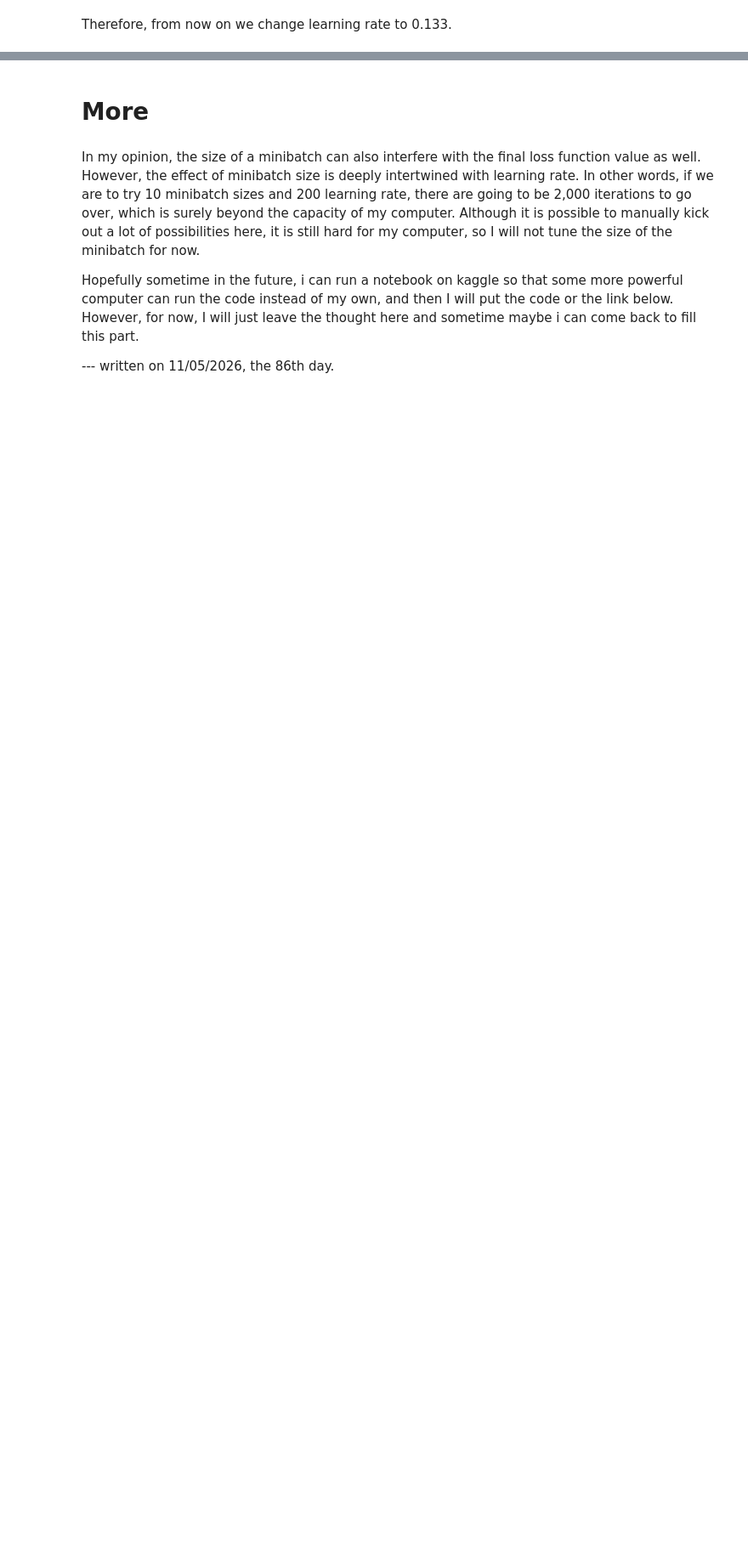
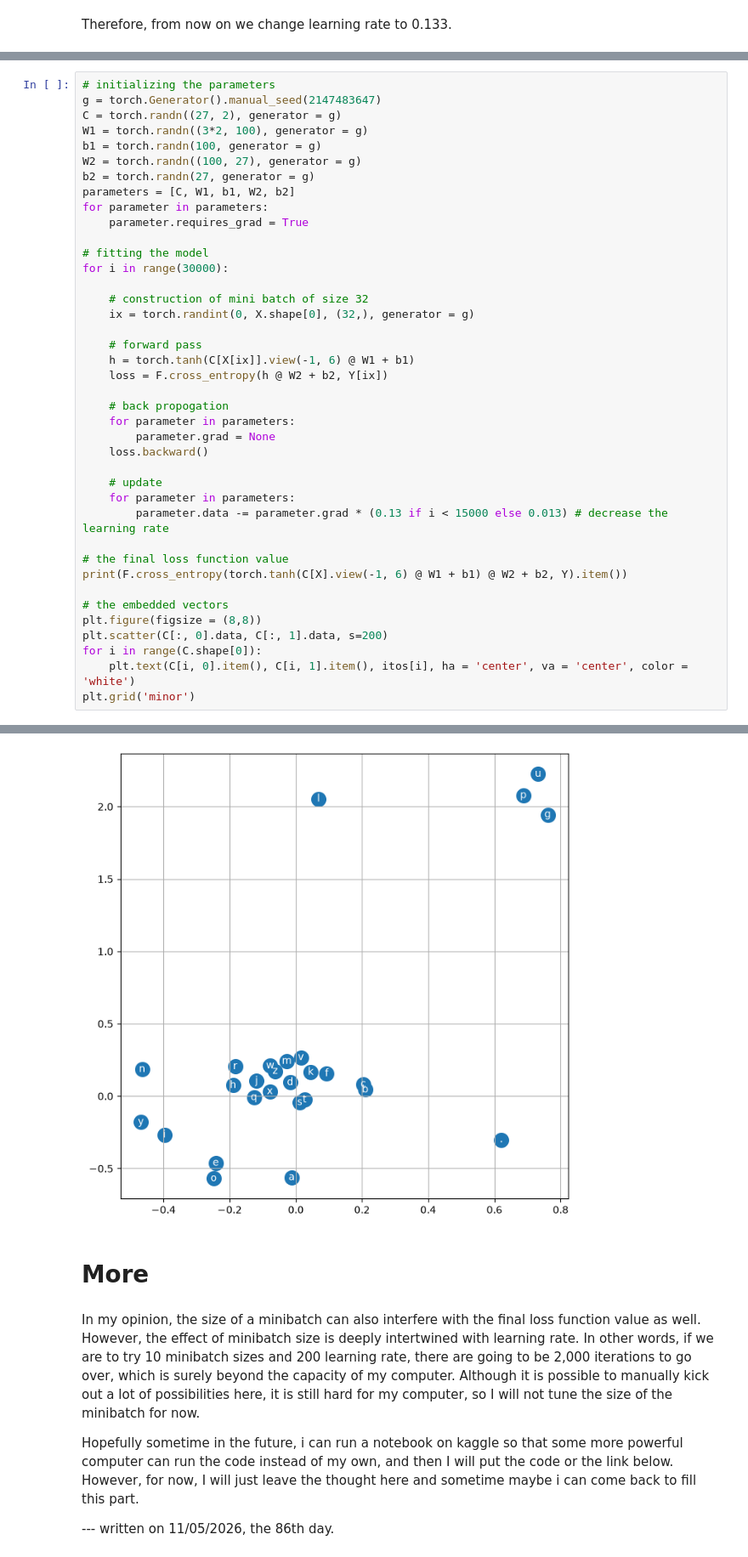
Before and after one commit to ericz8822-cmyk/nn-zero-to-hero-practice, a Jupyter notebook: l3_notes/alltest.ipynb, the cells around one changed output, grey strips where cells are left out. Shown at 85% size. Saved outputs shown, nothing was run; the diff lists cells and outputs as text; blank space fills up the shorter version.

Commit message:
Add visualization of embedded and actual result

```diff
--- a/l3_notes/alltest.ipynb
+++ b/l3_notes/alltest.ipynb
@@ -307,0 +310,41 @@ Therefore, from now on we change learning rate to 0.133.
+# %%
+# initializing the parameters
+g = torch.Generator().manual_seed(2147483647)
+C = torch.randn((27, 2), generator = g)
+W1 = torch.randn((3*2, 100), generator = g)
+b1 = torch.randn(100, generator = g)
+W2 = torch.randn((100, 27), generator = g)
+b2 = torch.randn(27, generator = g)
+parameters = [C, W1, b1, W2, b2]
+for parameter in parameters:
+    parameter.requires_grad = True
+
+# fitting the model
+for i in range(30000):
+
+    # construction of mini batch of size 32
+    ix = torch.randint(0, X.shape[0], (32,), generator = g)
+
+    # forward pass
+    h = torch.tanh(C[X[ix]].view(-1, 6) @ W1 + b1)
+    loss = F.cross_entropy(h @ W2 + b2, Y[ix])
+
+    # back propogation
+    for parameter in parameters:
+        parameter.grad = None
+    loss.backward()
+
+    # update
+    for parameter in parameters:
+        parameter.data -= parameter.grad * (0.13 if i < 15000 else 0.013) # decrease the learning rate
+
+# the final loss function value
+print(F.cross_entropy(torch.tanh(C[X].view(-1, 6) @ W1 + b1) @ W2 + b2, Y).item())
+
+# the embedded vectors
+plt.figure(figsize = (8,8))
+plt.scatter(C[:, 0].data, C[:, 1].data, s=200)
+for i in range(C.shape[0]):
+    plt.text(C[i, 0].item(), C[i, 1].item(), itos[i], ha = 'center', va = 'center', color = 'white')
+plt.grid('minor')
+# %% [output]
@@ -308,3 +352,4 @@ Therefore, from now on we change learning rate to 0.133.
+[figure, added]
 # %% [markdown]
 # More
 # %% [markdown]
```
Also changed, not shown: parts of 4 cells of this notebook.
